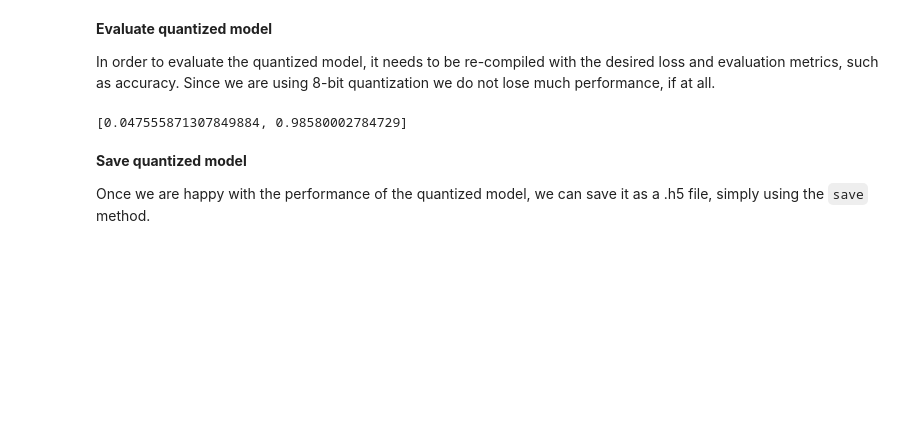
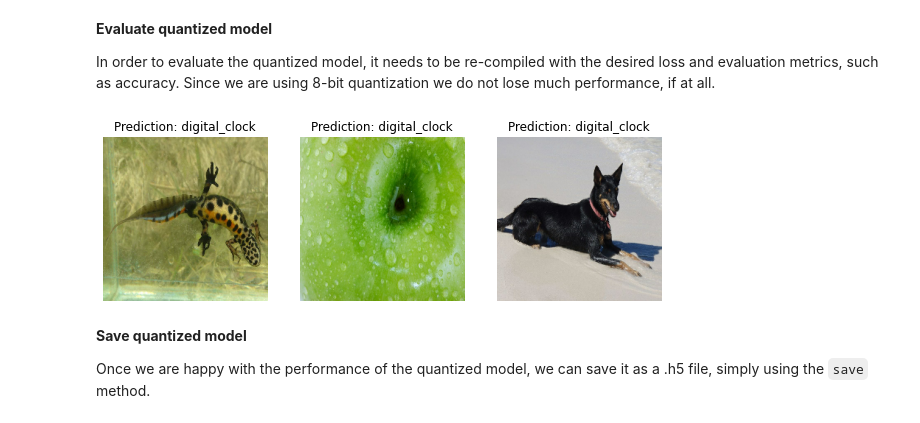
Before and after one commit to ben01morrison/DPU-PYNQ-converters, a Jupyter notebook: Conversion-Scripts/keras-quantizer.ipynb, the cells around one changed output. Cells and saved outputs as stored; diff of their text form; code cells hidden in the pictures; blank space fills up the shorter version.

Commit message:
Added a quantizer notebook

```diff
--- a/Conversion-Scripts/keras-quantizer.ipynb
+++ b/Conversion-Scripts/keras-quantizer.ipynb
@@ -31,5 +140,5 @@ from tensorflow_model_optimization.quantization.keras import vitis_quantize
 By default the `quantize_model` function converts the weights, activations and inputs into 8-bit wide numbers. We can specify different values and configurations using `weight_bit`, `activation_bit` and other parameters.
 # %%
 quantizer = vitis_quantize.VitisQuantizer(model)
-quantized_model = quantizer.quantize_model(calib_dataset = x_test[1:1024], weight_bit=8, activation_bit=8)
+quantized_model = quantizer.quantize_model(calib_dataset = x_test, weight_bit=8, activation_bit=8)
 # %% [output]
@@ -38,13 +161,39 @@ NameError: name 'x_test' is not defined
 **Evaluate quantized model**
 
 In order to evaluate the quantized model, it needs to be re-compiled with the desired loss and evaluation metrics, such as accuracy. Since we are using 8-bit quantization we do not lose much performance, if at all.
+# %%
+
+plt.figure(figsize=(10, 5))
+num_images = 3;
+for i in range(num_images):
+    plt.subplot(1, num_images, i + 1)
+
+
+    # image preprocessing
+    image_to_predict = tf.expand_dims(x_test[i], axis=0)  # Add extra dimention
+    image_to_predict = tf.image.resize(image_to_predict, (224, 224))  # make 244x244
+    image_to_predict = tf.keras.applications.mobilenet_v3.preprocess_input(image_to_predict)  # normalize to 1-0
+    plt.imshow(image_to_predict.numpy()[0])  # display
+
+    # Make prediction
+    prediction = quantized_model.predict(image_to_predict)
+
+    #predicted_label = np.argmax(prediction)
+
+    predicted_label = tf.keras.applications.mobilenet_v3.decode_predictions(prediction, top=1)[0][0][1]
+
+
+    #plt.title(f'{predicted_label}')  # Convert label to numpy for display
+    plt.title(f'Prediction: {predicted_label}')  # Convert label to numpy for display
+    plt.axis('off')
+plt.show()
+# %% [output]
+[figure, added]
 # %%
 quantized_model.compile(loss='sparse_categorical_crossentropy', metrics=["accuracy"])
 
-score = quantized_model.evaluate(x_test, y_test,  verbose=0, batch_size=32)
+score = quantized_model.evaluate(x_test, y_test,  verbose=1, batch_size=32)
 print(score)
-# %% [output]
-[0.047555871307849884, 0.98580002784729]
 # %% [markdown]
 **Save quantized model**
 
```
Also changed, not shown: parts of 13 cells of this notebook, 2 other files.
